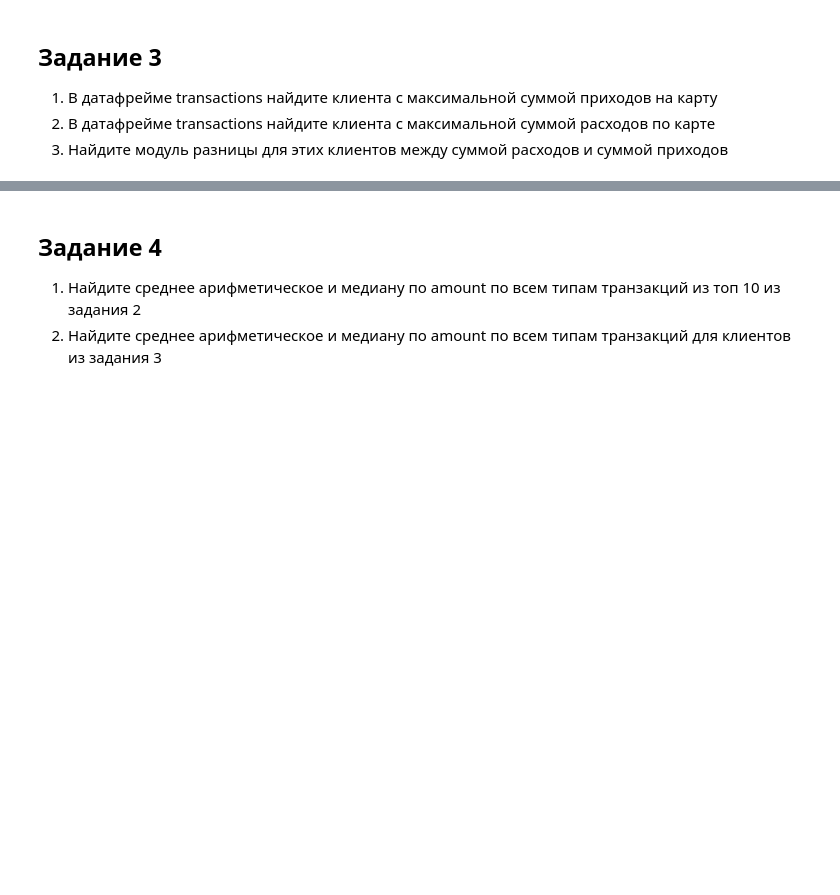
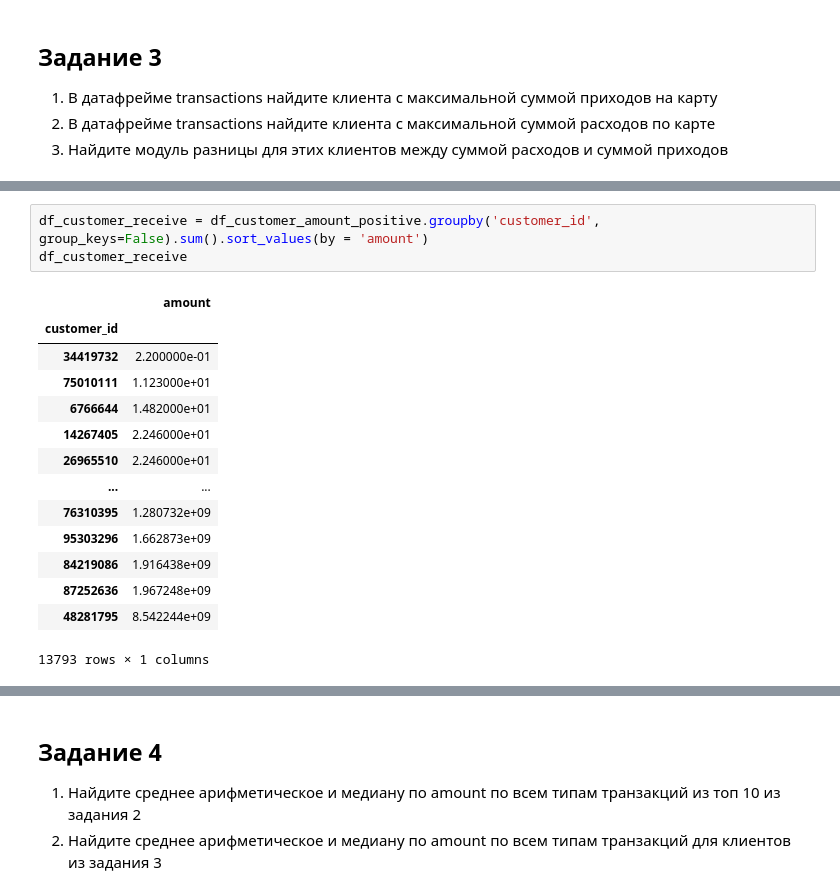
Before and after one commit to saripovdenis/ITMO-ML, a Jupyter notebook: Lab2/lab2.ipynb, the cells around one changed output, grey strips where cells are left out. Drawn from its saved outputs; the diff is of its cells as text; blank space fills up the shorter version.

```diff
--- a/Lab2/lab2.ipynb
+++ b/Lab2/lab2.ipynb
@@ -275,0 +310,18 @@ get_most_popular_tr(sorted_array_of_tupples, 10)
+# %%
+df_customer_receive = df_customer_amount_positive.groupby('customer_id', group_keys=False).sum().sort_values(by = 'amount')
+df_customer_receive
+# %% [output]
+|  | amount |
+| customer_id |  |
+| 34419732 | 2.200000e-01 |
+| 75010111 | 1.123000e+01 |
+| 6766644 | 1.482000e+01 |
+| 14267405 | 2.246000e+01 |
+| 26965510 | 2.246000e+01 |
+| ... | ... |
+| 76310395 | 1.280732e+09 |
+| 95303296 | 1.662873e+09 |
+| 84219086 | 1.916438e+09 |
+| 87252636 | 1.967248e+09 |
+| 48281795 | 8.542244e+09 |
+13793 rows × 1 columns
```
Also changed, not shown: parts of 10 cells of this notebook.
